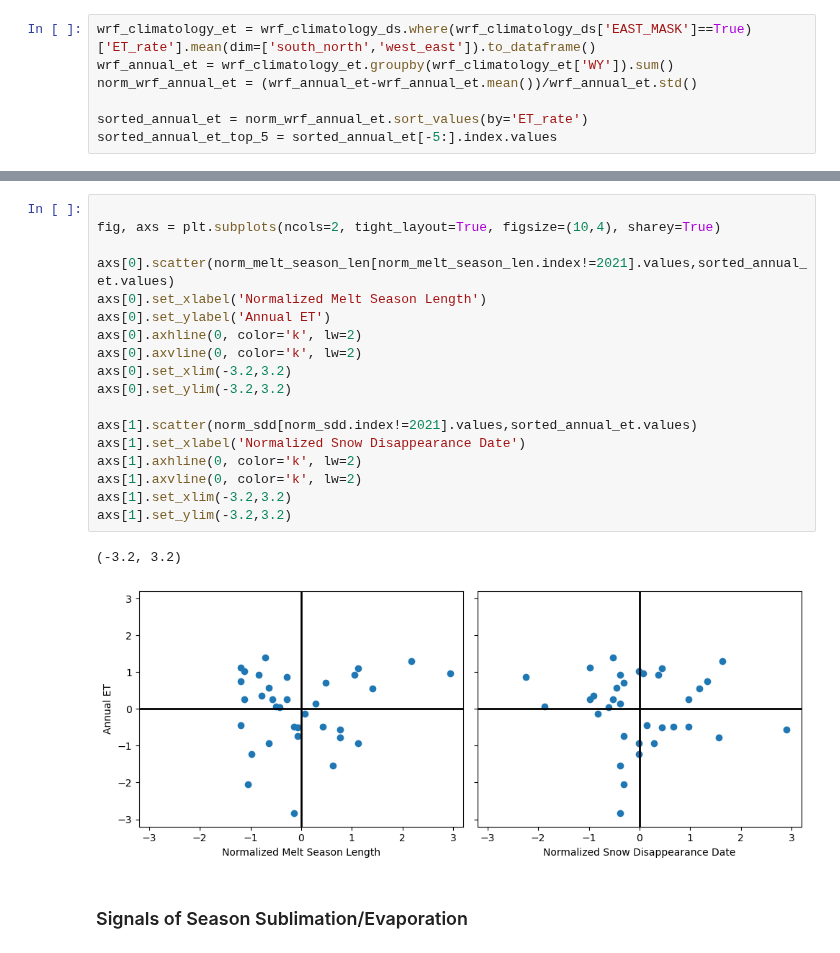
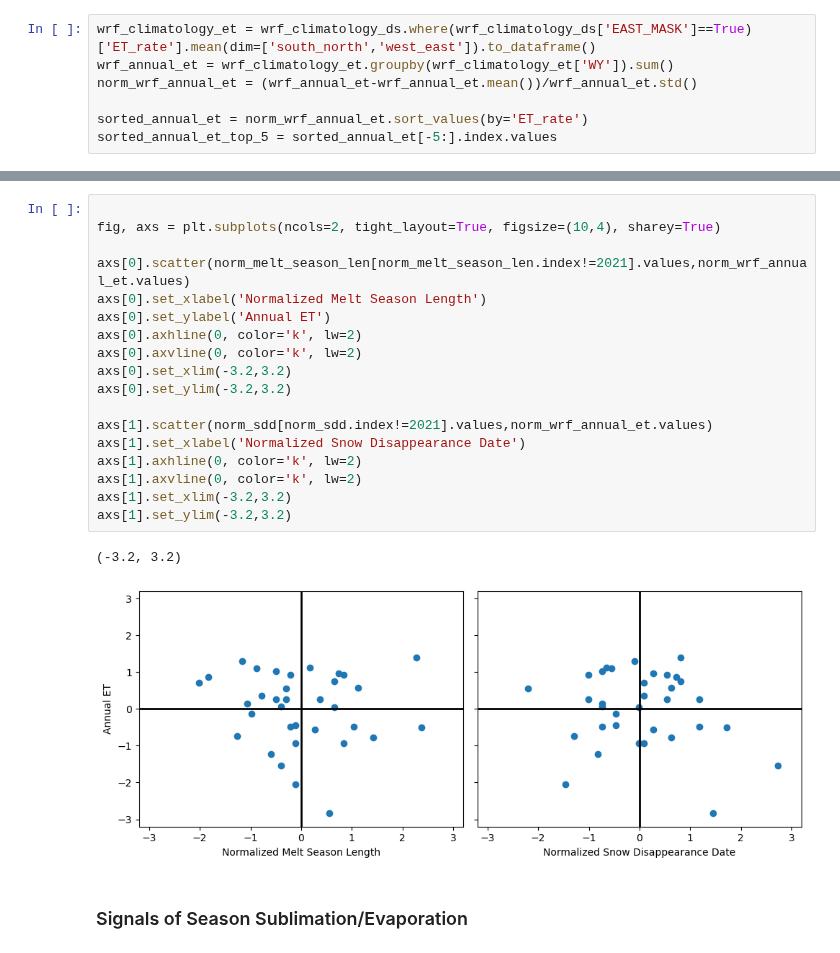
Before and after one commit to dlhogan97/Spring-Precipitation-Effect-CO-River, a Jupyter notebook: notebooks/East_River_Analysis/annual_water_flux_rank.ipynb, the cells around one changed output, grey strips where cells are left out. Saved outputs shown, nothing was run; the diff lists cells and outputs as text.

```diff
--- a/notebooks/East_River_Analysis/annual_water_flux_rank.ipynb
+++ b/notebooks/East_River_Analysis/annual_water_flux_rank.ipynb
@@ -669,24 +677,24 @@ No artists with labels found to put in legend.  Note that artists whose label st
 # %%
 
 fig, axs = plt.subplots(ncols=2, tight_layout=True, figsize=(10,4), sharey=True)
 
-axs[0].scatter(norm_melt_season_len[norm_melt_season_len.index!=2021].values,sorted_annual_et.values)
+axs[0].scatter(norm_melt_season_len[norm_melt_season_len.index!=2021].values,norm_wrf_annual_et.values)
 axs[0].set_xlabel('Normalized Melt Season Length')
 axs[0].set_ylabel('Annual ET')
 axs[0].axhline(0, color='k', lw=2)
 axs[0].axvline(0, color='k', lw=2)
 axs[0].set_xlim(-3.2,3.2)
 axs[0].set_ylim(-3.2,3.2)
 
-axs[1].scatter(norm_sdd[norm_sdd.index!=2021].values,sorted_annual_et.values)
+axs[1].scatter(norm_sdd[norm_sdd.index!=2021].values,norm_wrf_annual_et.values)
 axs[1].set_xlabel('Normalized Snow Disappearance Date')
 axs[1].axhline(0, color='k', lw=2)
 axs[1].axvline(0, color='k', lw=2)
 axs[1].set_xlim(-3.2,3.2)
 axs[1].set_ylim(-3.2,3.2)
 # %% [output]
 (-3.2, 3.2)
-[figure, old version]
+[figure, new version]
 # %% [markdown]
 ### Signals of Season Sublimation/Evaporation
 # %%
```
Also changed, not shown: parts of 39 cells of this notebook, 8 other files.
